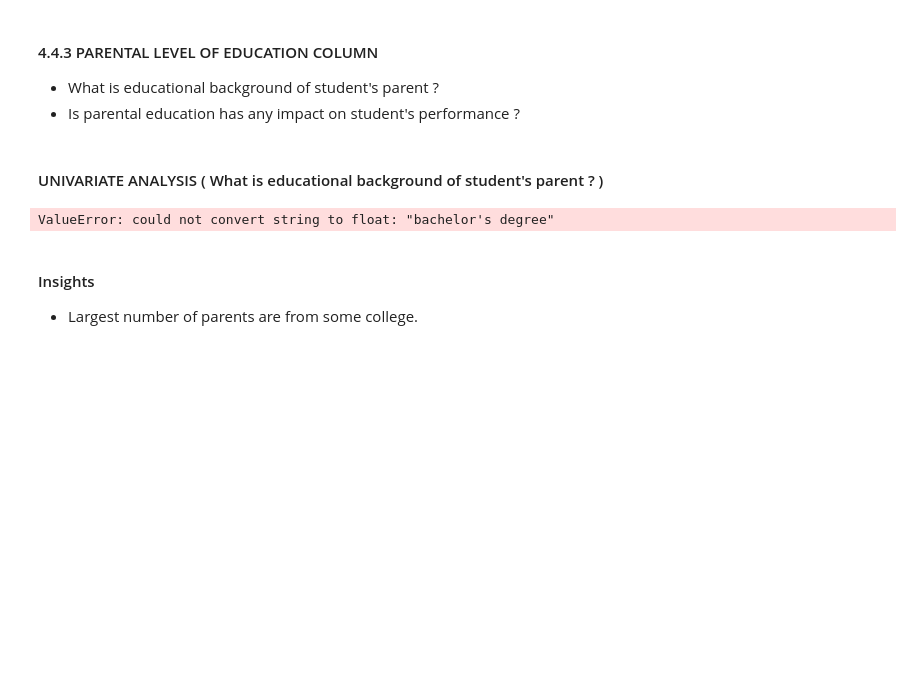
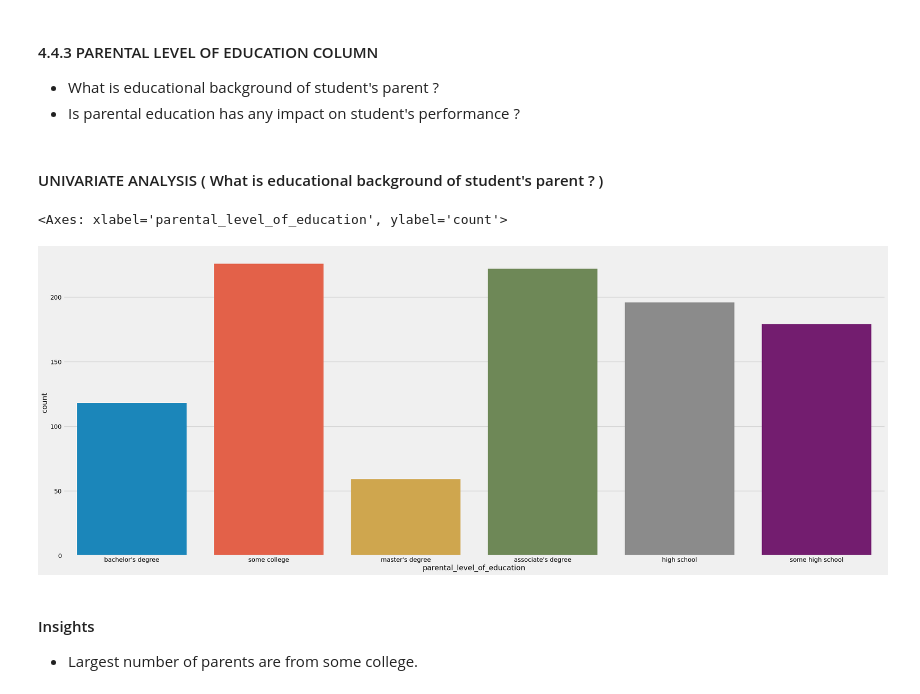
Before and after one commit to extremeVinay/mlproject, a Jupyter notebook: notebook/1 . EDA STUDENT PERFORMANCE .ipynb, the cells around one changed output. Cells and saved outputs as stored; diff of their text form; code cells hidden in the pictures; blank space fills up the shorter version.

```diff
--- a/notebook/1 . EDA STUDENT PERFORMANCE .ipynb
+++ b/notebook/1 . EDA STUDENT PERFORMANCE .ipynb
@@ -517,15 +516,19 @@ for container in ax[2].containers:
 # %% [markdown]
 #### UNIVARIATE ANALYSIS ( What is educational background of student's parent ? )
 # %%
-plt.rcParams['figure.figsize'] = (15, 9)
-plt.style.use('fivethirtyeight')
-sns.countplot(df['parental_level_of_education'], palette = 'Blues')
-plt.title('Comparison of Parental Education', fontweight = 30, fontsize = 20)
-plt.xlabel('Degree')
-plt.ylabel('count')
-plt.show()
+# plt.rcParams['figure.figsize'] = (15, 9)
+# plt.style.use('fivethirtyeight')
+# plt.figure(figsize=(50,10))
+# sns.countplot('Comparison of Parental Education',data=df['parental_level_of_education'])
+sns.countplot(x='parental_level_of_education',data=df)
+# ax.set_xlim(1, 70)
+# plt.title('Comparison of Parental Education', fontweight = 30, fontsize = 20)
+# plt.xlabel('Degree')
+# plt.ylabel('count')
+# plt.show()
 # %% [output]
-ValueError: could not convert string to float: "bachelor's degree"
+<Axes: xlabel='parental_level_of_education', ylabel='count'>
+[figure, added]
 # %% [markdown]
 #### Insights
 - Largest number of parents are from some college.
```
Also changed, not shown: parts of 17 cells of this notebook, 6 other files.
